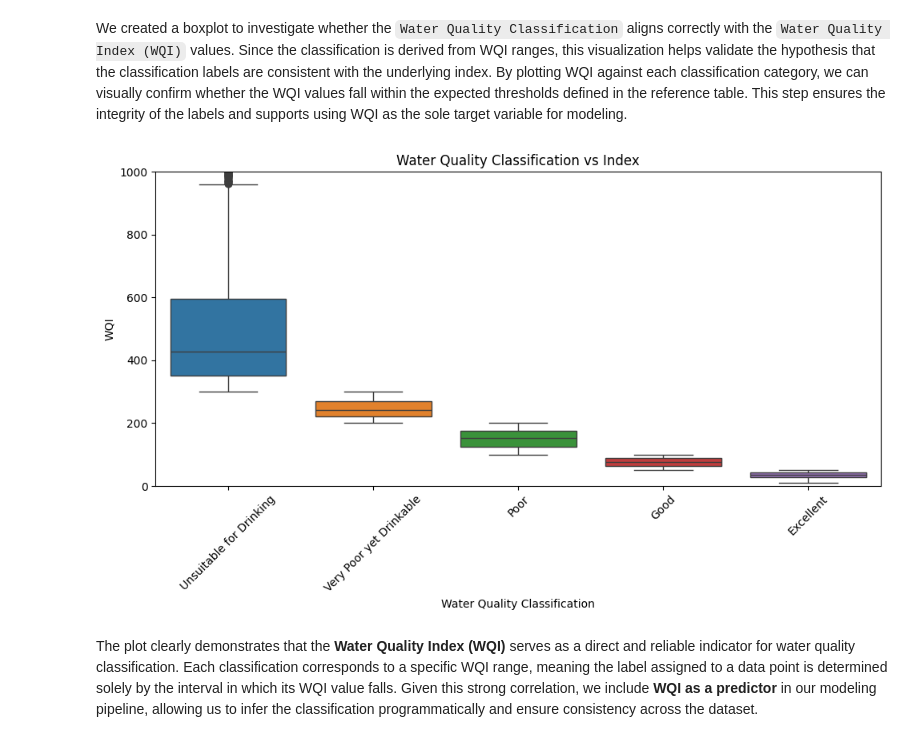
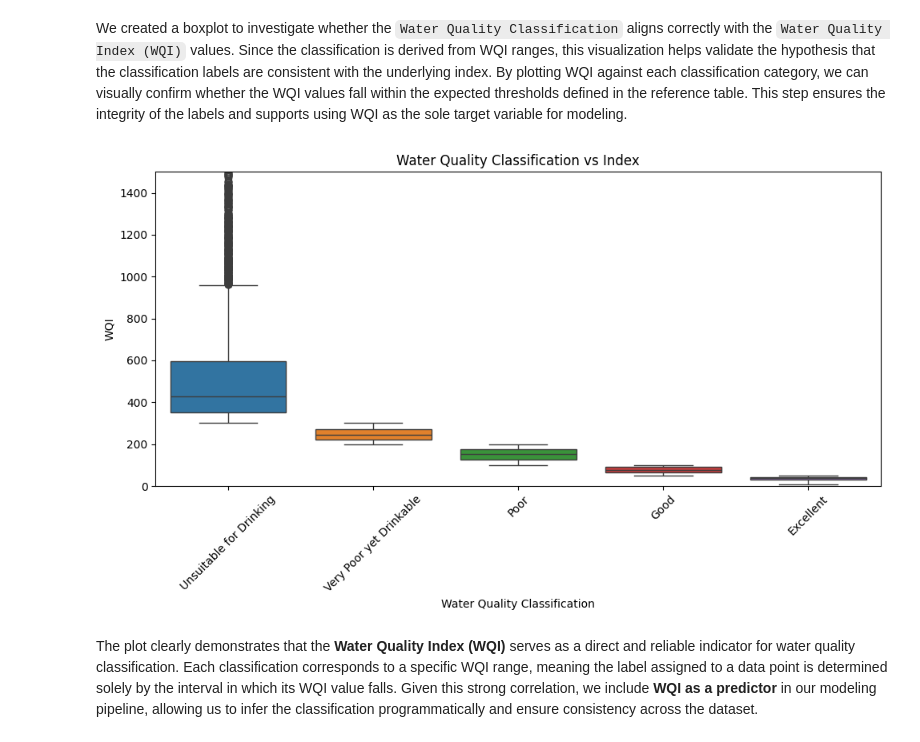
Before and after one commit to aquilina-barhouche/GenAI-Pinnacle-Program, a Jupyter notebook: Module 1 - Intro to DL using PyTorch/01_assignments/assignment_01_water_quality.ipynb, the cells around one changed output. Cells and saved outputs as stored; diff of their text form; code cells hidden in the pictures.

```diff
--- a/Module 1 - Intro to DL using PyTorch/01_assignments/assignment_01_water_quality.ipynb
+++ b/Module 1 - Intro to DL using PyTorch/01_assignments/assignment_01_water_quality.ipynb
@@ -110,32 +107,32 @@ We created a boxplot to investigate whether the `Water Quality Classification` a
 # %%
 # Create scatter plot
 plt.figure(figsize=(10, 6))
 
 # Define desired order for classification
 classification_order = ['Unsuitable for Drinking', 'Very Poor yet Drinkable', 'Poor', 'Good', 'Excellent']
 
 df['Water Quality Classification'] = pd.Categorical(
     df['Water Quality Classification'],
     categories=classification_order,
     ordered=True
 )
 
 sns.boxplot(
     x='Water Quality Classification',
     y="WQI",
     data=df,
     hue='Water Quality Classification'
 )
 
 # Customize plot
 plt.title('Water Quality Classification vs Index')
 plt.xlabel('Water Quality Classification')
 plt.ylabel('WQI')
-plt.ylim([0, 1000])
+plt.ylim([0, 1500])
 plt.xticks(rotation=45)
 plt.tight_layout()
 # %% [output]
-[figure, old version]
+[figure, new version]
 # %% [markdown]
 The plot clearly demonstrates that the **Water Quality Index (WQI)** serves as a direct and reliable indicator for water quality classification. Each classification corresponds to a specific WQI range, meaning the label assigned to a data point is determined solely by the interval in which its WQI value falls. Given this strong correlation, we include **WQI as a predictor** in our modeling pipeline, allowing us to infer the classification programmatically and ensure consistency across the dataset.
 # %%
```
Also changed, not shown: parts of 54 cells of this notebook.
